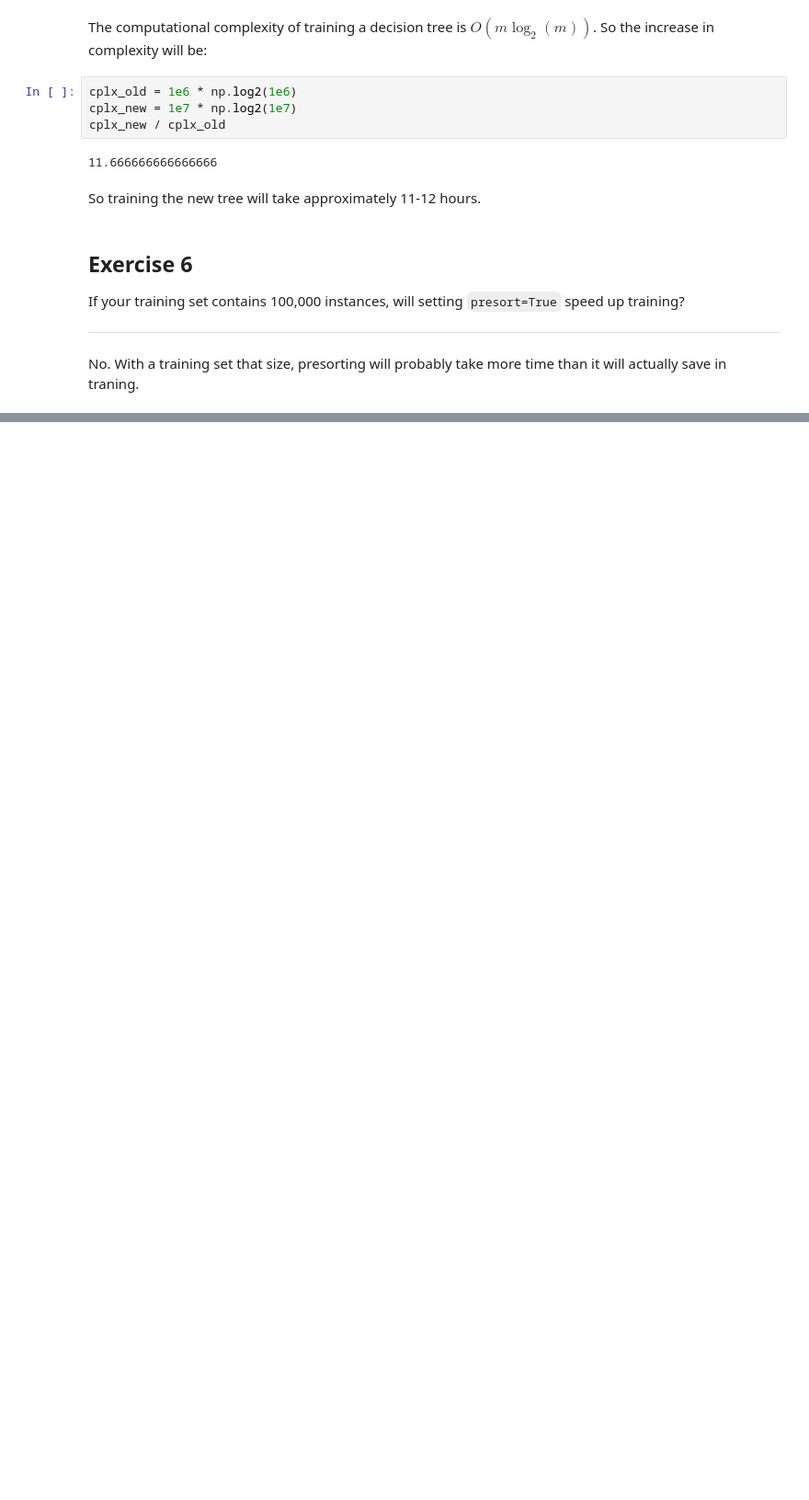
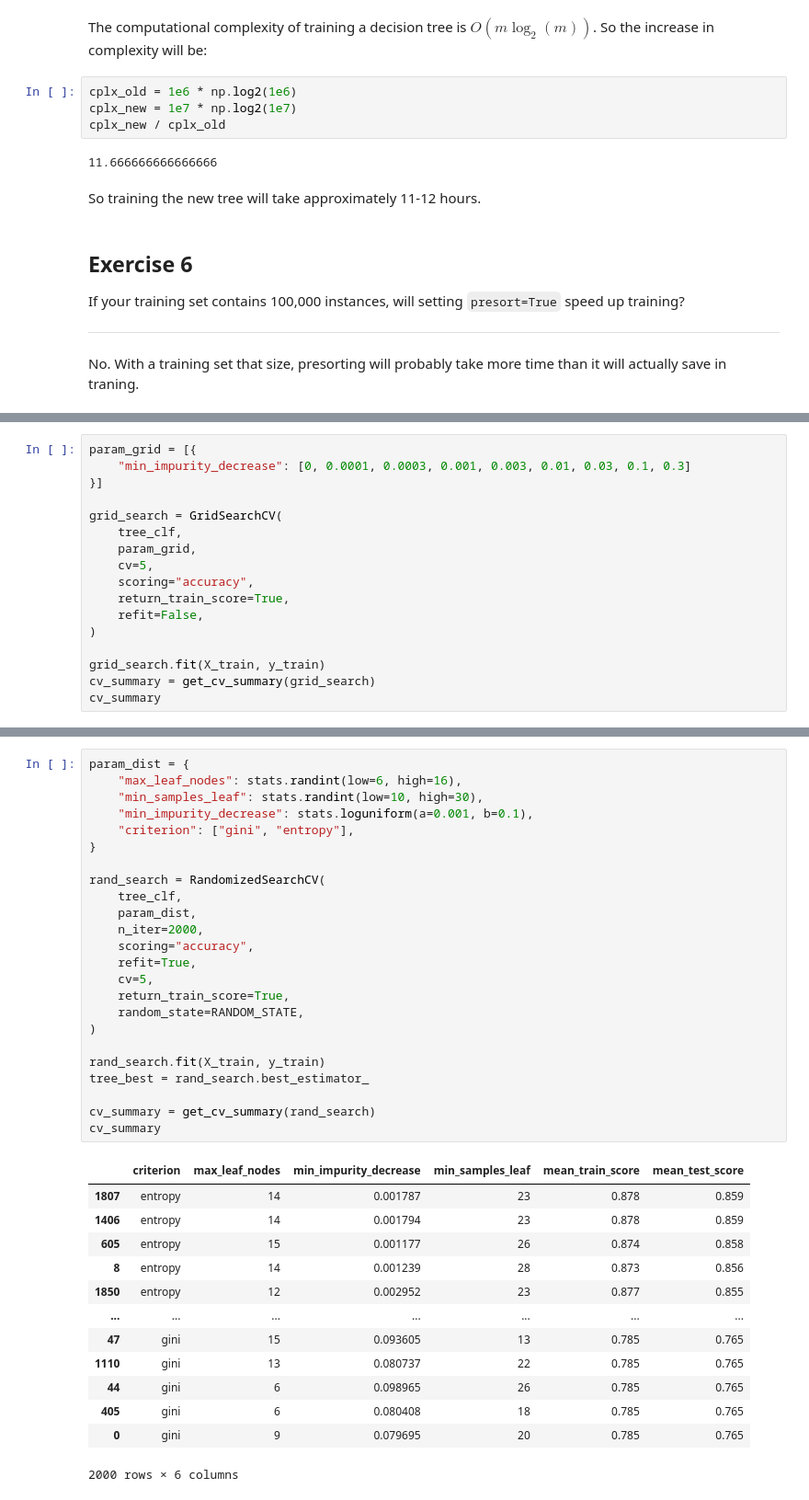
Before and after one commit to chris-leonard/hands-on-machine-learning, a Jupyter notebook: chapter-6/chapter-6-exercises.ipynb, the cells around one changed output, grey strips where cells are left out. Shown at 92% size. Cells and saved outputs as stored; diff of their text form; blank space fills up the shorter version.

```diff
--- a/chapter-6/chapter-6-exercises.ipynb
+++ b/chapter-6/chapter-6-exercises.ipynb
@@ -73,0 +279,17 @@ No. With a training set that size, presorting will probably take more time than
+# %%
+param_grid = [{
+    "min_impurity_decrease": [0, 0.0001, 0.0003, 0.001, 0.003, 0.01, 0.03, 0.1, 0.3]
+}]
+
+grid_search = GridSearchCV(
+    tree_clf,
+    param_grid,
+    cv=5,
+    scoring="accuracy",
+    return_train_score=True,
+    refit=False,
+)
+
+grid_search.fit(X_train, y_train)
+cv_summary = get_cv_summary(grid_search)
+cv_summary
@@ -73,0 +311,38 @@ No. With a training set that size, presorting will probably take more time than
+# %%
+param_dist = {
+    "max_leaf_nodes": stats.randint(low=6, high=16),
+    "min_samples_leaf": stats.randint(low=10, high=30),
+    "min_impurity_decrease": stats.loguniform(a=0.001, b=0.1),
+    "criterion": ["gini", "entropy"],
+}
+
+rand_search = RandomizedSearchCV(
+    tree_clf,
+    param_dist,
+    n_iter=2000,
+    scoring="accuracy",
+    refit=True,
+    cv=5,
+    return_train_score=True,
+    random_state=RANDOM_STATE,
+)
+
+rand_search.fit(X_train, y_train)
+tree_best = rand_search.best_estimator_
+
+cv_summary = get_cv_summary(rand_search)
+cv_summary
+# %% [output]
+|  | criterion | max_leaf_nodes | min_impurity_decrease | min_samples_leaf | mean_train_score | mean_test_score |
+| 1807 | entropy | 14 | 0.001787 | 23 | 0.878 | 0.859 |
+| 1406 | entropy | 14 | 0.001794 | 23 | 0.878 | 0.859 |
+| 605 | entropy | 15 | 0.001177 | 26 | 0.874 | 0.858 |
+| 8 | entropy | 14 | 0.001239 | 28 | 0.873 | 0.856 |
+| 1850 | entropy | 12 | 0.002952 | 23 | 0.877 | 0.855 |
+| ... | ... | ... | ... | ... | ... | ... |
+| 47 | gini | 15 | 0.093605 | 13 | 0.785 | 0.765 |
+| 1110 | gini | 13 | 0.080737 | 22 | 0.785 | 0.765 |
+| 44 | gini | 6 | 0.098965 | 26 | 0.785 | 0.765 |
+| 405 | gini | 6 | 0.080408 | 18 | 0.785 | 0.765 |
+| 0 | gini | 9 | 0.079695 | 20 | 0.785 | 0.765 |
+2000 rows × 6 columns
```
Also changed, not shown: parts of 26 cells of this notebook, 1 other file.
